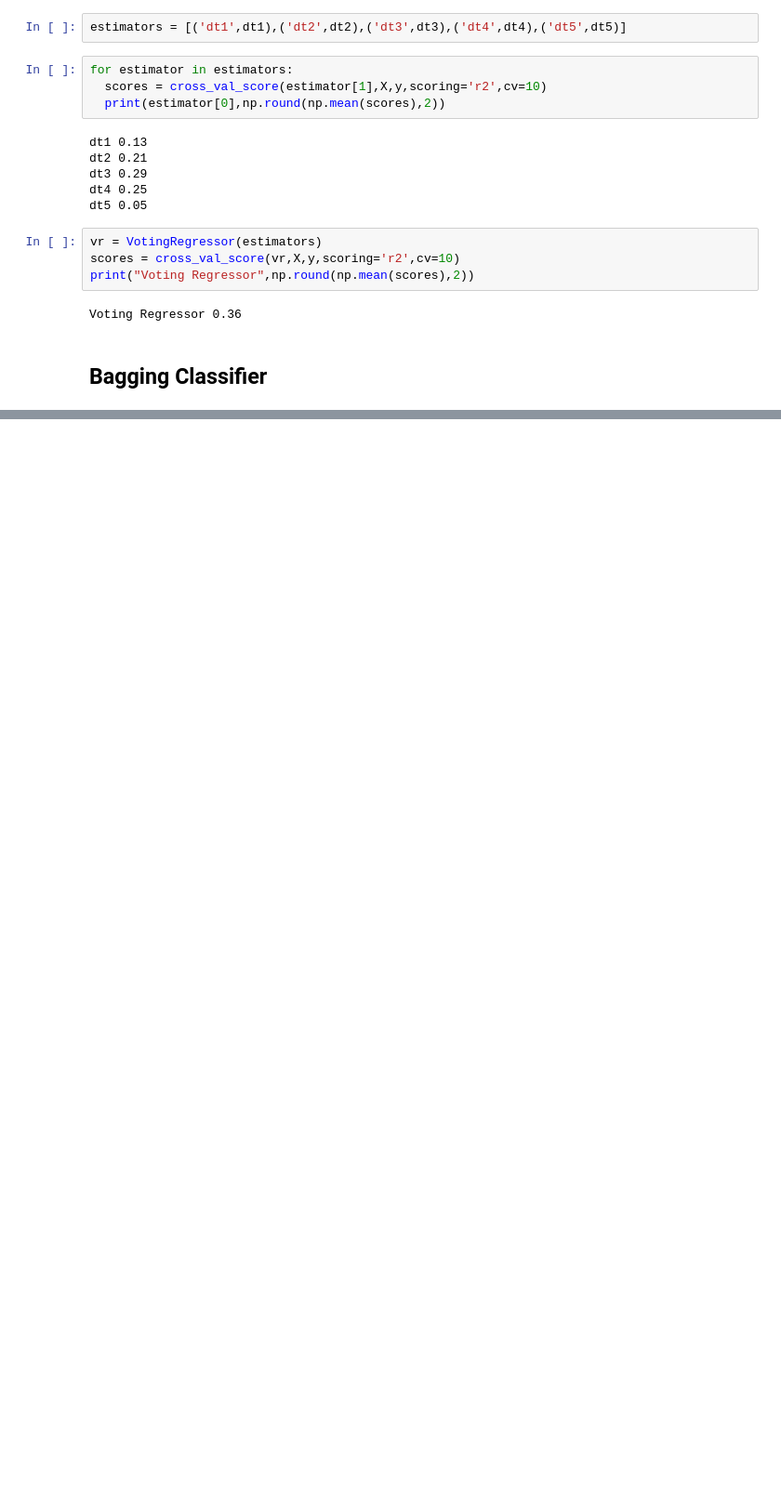
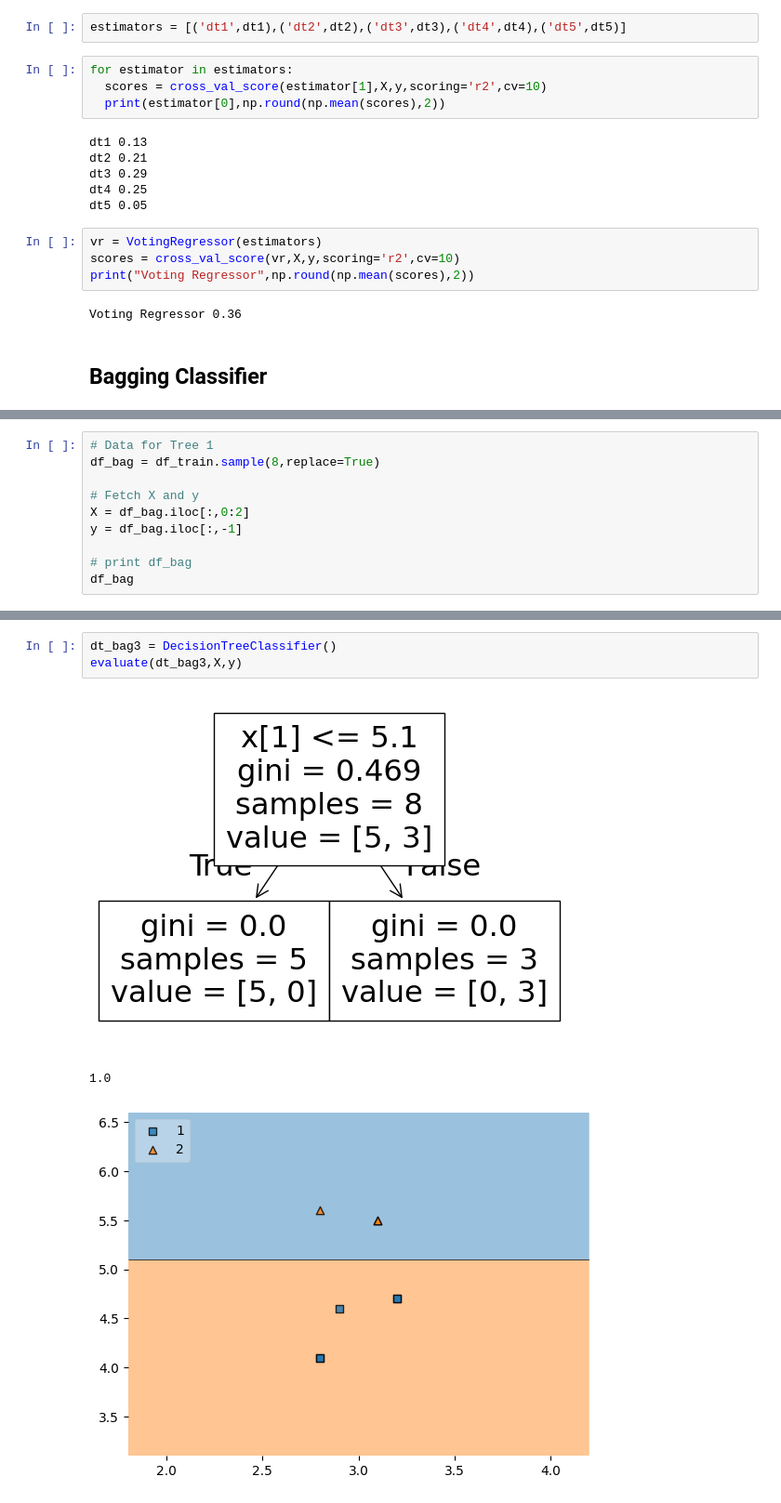
Before and after one commit to Atul1231/Data-Science-Practice, a Jupyter notebook: Machine_Learning/Ensemble_techniques.ipynb, the cells around one changed output, grey strips where cells are left out. Shown: that part at 93% size. Drawn from its saved outputs; the diff is of its cells as text; blank space fills up the shorter version.

```diff
--- a/Machine_Learning/Ensemble_techniques.ipynb
+++ b/Machine_Learning/Ensemble_techniques.ipynb
@@ -276,0 +455,10 @@ Voting Regressor 0.36
+# %%
+# Data for Tree 1
+df_bag = df_train.sample(8,replace=True)
+
+# Fetch X and y
+X = df_bag.iloc[:,0:2]
+y = df_bag.iloc[:,-1]
+
+# print df_bag
+df_bag
@@ -276,0 +475,7 @@ Voting Regressor 0.36
+# %%
+dt_bag3 = DecisionTreeClassifier()
+evaluate(dt_bag3,X,y)
+# %% [output]
+[figure, added]
+1.0
+[figure, added]
```
Also changed, not shown: parts of 32 cells of this notebook.
